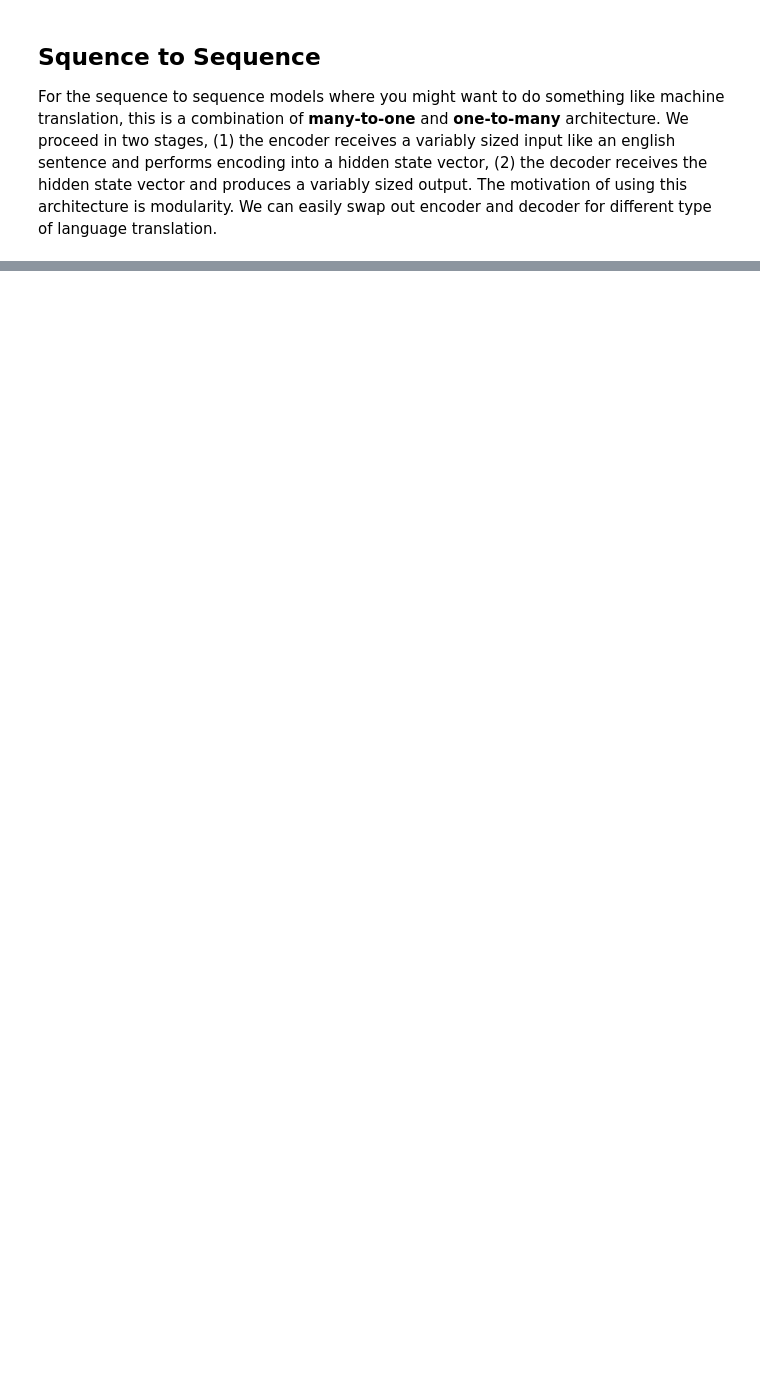
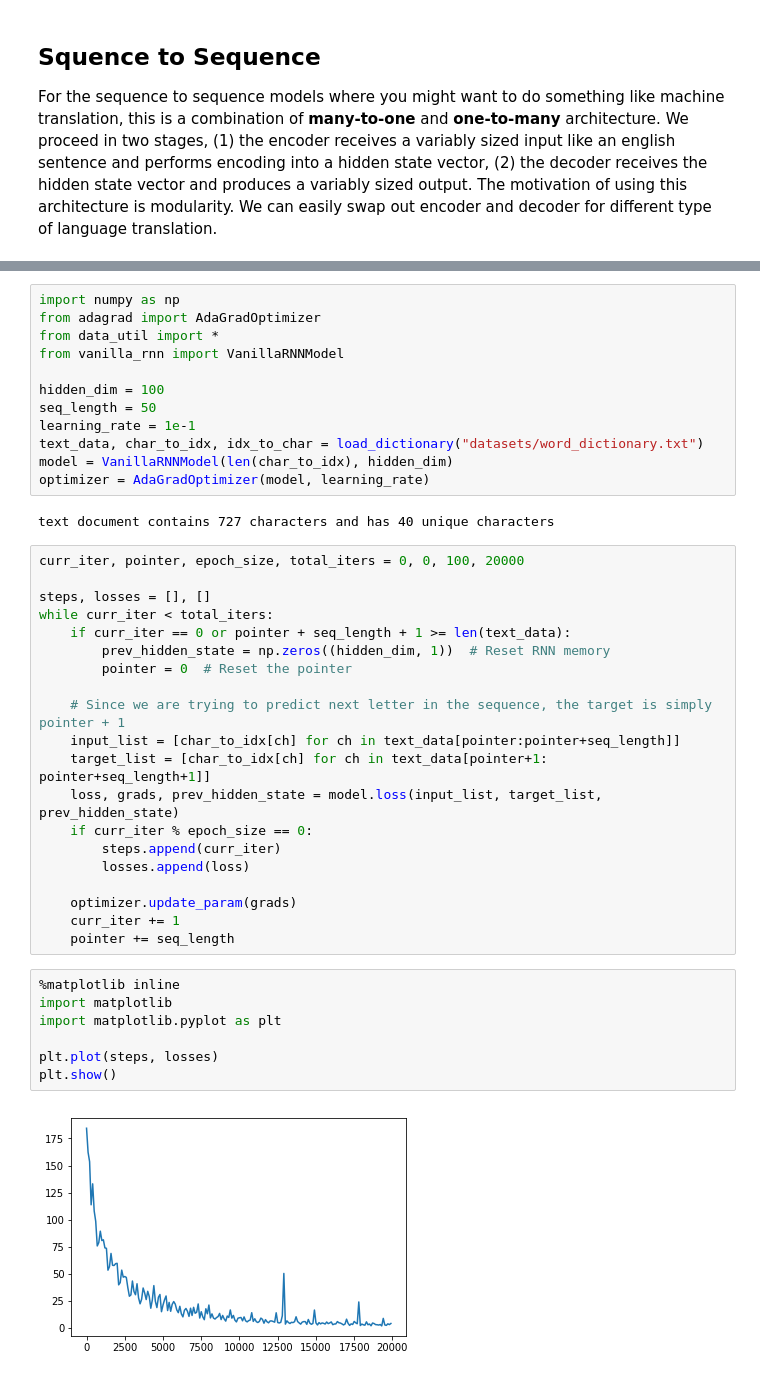
Before and after one commit to calvinfeng/recurrent-neural-net, a Jupyter notebook: recurrent_neural_networks.ipynb, the cells around one changed output, grey strips where cells are left out. Saved outputs shown, nothing was run; the diff lists cells and outputs as text; blank space fills up the shorter version.

Commit message:
Completed vanilla rnn including notes

```diff
--- a/recurrent_neural_networks.ipynb
+++ b/recurrent_neural_networks.ipynb
@@ -143,0 +248,43 @@ When we move to the next batch, we still have this hidden state from the previou
+# %%
+import numpy as np
+from adagrad import AdaGradOptimizer
+from data_util import *
+from vanilla_rnn import VanillaRNNModel
+
+hidden_dim = 100
+seq_length = 50
+learning_rate = 1e-1
+text_data, char_to_idx, idx_to_char = load_dictionary("datasets/word_dictionary.txt")
+model = VanillaRNNModel(len(char_to_idx), hidden_dim)
+optimizer = AdaGradOptimizer(model, learning_rate)
+# %% [output]
+text document contains 727 characters and has 40 unique characters
+# %%
+curr_iter, pointer, epoch_size, total_iters = 0, 0, 100, 20000
+
+steps, losses = [], []
+while curr_iter < total_iters:
+    if curr_iter == 0 or pointer + seq_length + 1 >= len(text_data):
+        prev_hidden_state = np.zeros((hidden_dim, 1))  # Reset RNN memory
+        pointer = 0  # Reset the pointer
+
+    # Since we are trying to predict next letter in the sequence, the target is simply pointer + 1
+    input_list = [char_to_idx[ch] for ch in text_data[pointer:pointer+seq_length]]
+    target_list = [char_to_idx[ch] for ch in text_data[pointer+1: pointer+seq_length+1]]
+    loss, grads, prev_hidden_state = model.loss(input_list, target_list, prev_hidden_state)
+    if curr_iter % epoch_size == 0:
+        steps.append(curr_iter)
+        losses.append(loss)
+
+    optimizer.update_param(grads)
+    curr_iter += 1
+    pointer += seq_length
+# %%
+%matplotlib inline
+import matplotlib
+import matplotlib.pyplot as plt
+
+plt.plot(steps, losses)
+plt.show()
+# %% [output]
+[figure, added]
```
Also changed, not shown: parts of 2 cells of this notebook, 1 other file.
